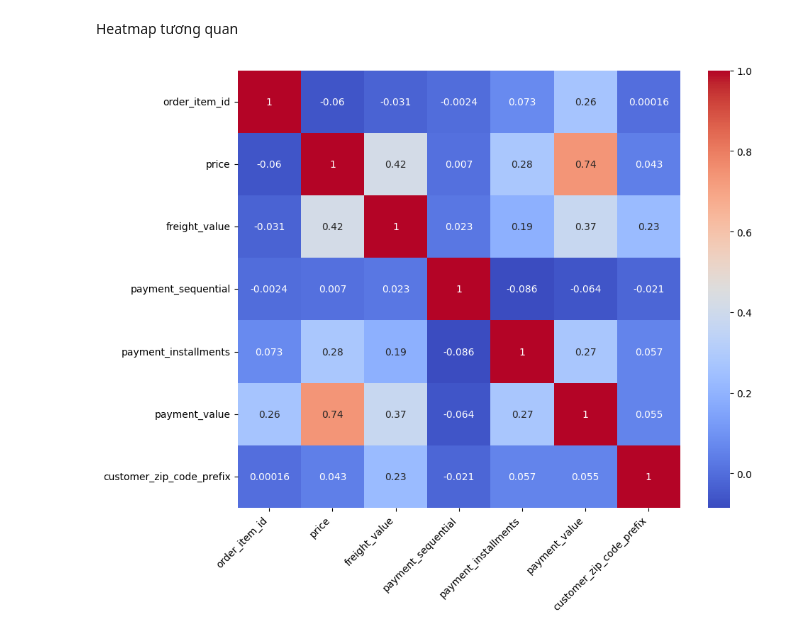
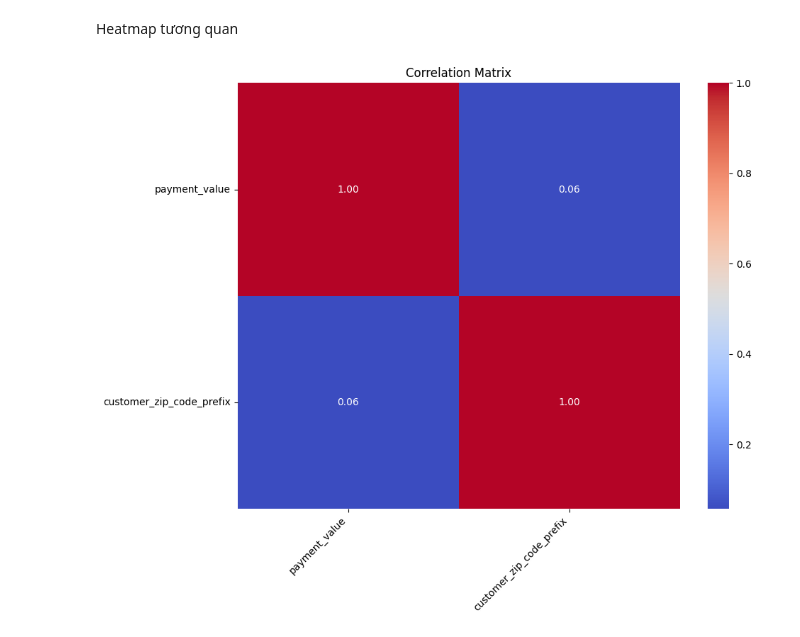
Before and after one commit to DaoGiaPhuc/final-data-mining-project, a Jupyter notebook: notebooks/01_dataset_eda.ipynb, the cells around one changed output. Cells and saved outputs as stored; diff of their text form; code cells hidden in the pictures.

```diff
--- a/notebooks/01_dataset_eda.ipynb
+++ b/notebooks/01_dataset_eda.ipynb
@@ -119,21 +119,19 @@ sellers 0
 geo 261831
 # %% [markdown]
 Ghép dữ liệu bán hàng
+# %%
+order_payment = (
+    payments
+    .groupby('order_id')['payment_value']
+    .sum()
+    .reset_index()
+)
 # %%
-sales = orders.merge(
-    items,
-    on='order_id'
+sales = (
+    orders
+    .merge(order_payment, on='order_id')
+    .merge(customers, on='customer_id')
 )
-
-sales = sales.merge(
-    payments,
-    on='order_id'
-)
-
-sales = sales.merge(
-    customers,
-    on='customer_id'
-)
 # %% [markdown]
 Doanh thu tổng thể
 # %%
@@ -370,18 +374,22 @@ plt.show()
 # %% [markdown]
 Heatmap tương quan
 # %%
+numeric_cols = sales.select_dtypes(include=['number'])
+
 plt.figure(figsize=(10,8))
 
 sns.heatmap(
     numeric_cols.corr(),
     annot=True,
-    cmap='coolwarm'
+    cmap='coolwarm',
+    fmt='.2f'
 )
 
+plt.title('Correlation Matrix')
 plt.xticks(rotation=45, ha='right')
 plt.yticks(rotation=0)
 
 plt.tight_layout()
 plt.show()
 # %% [output]
-[figure, old version]
+[figure, new version]
```
Also changed, not shown: parts of 9 cells of this notebook.
